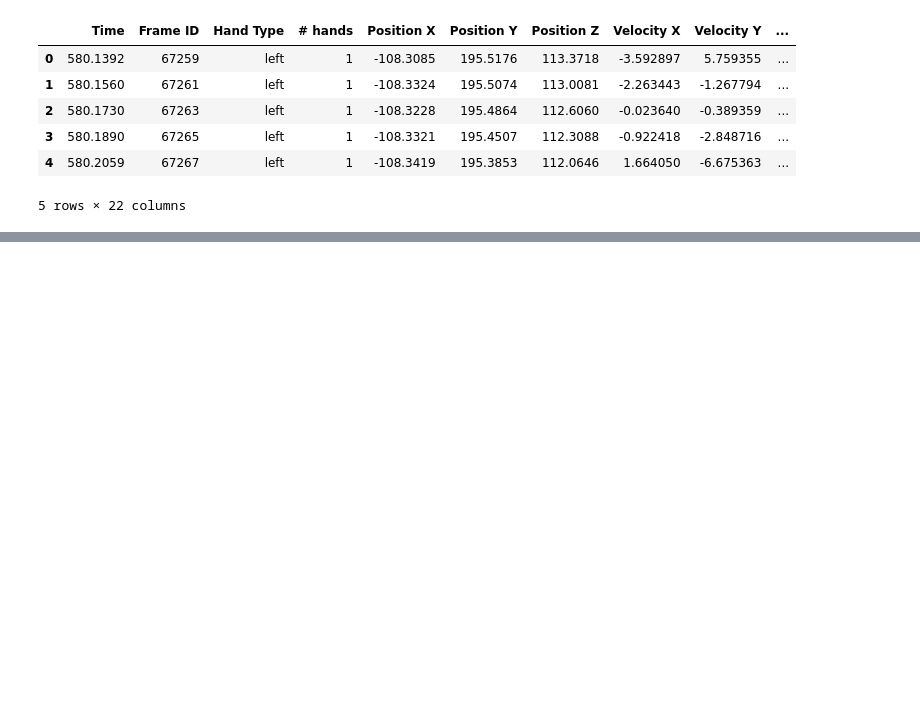
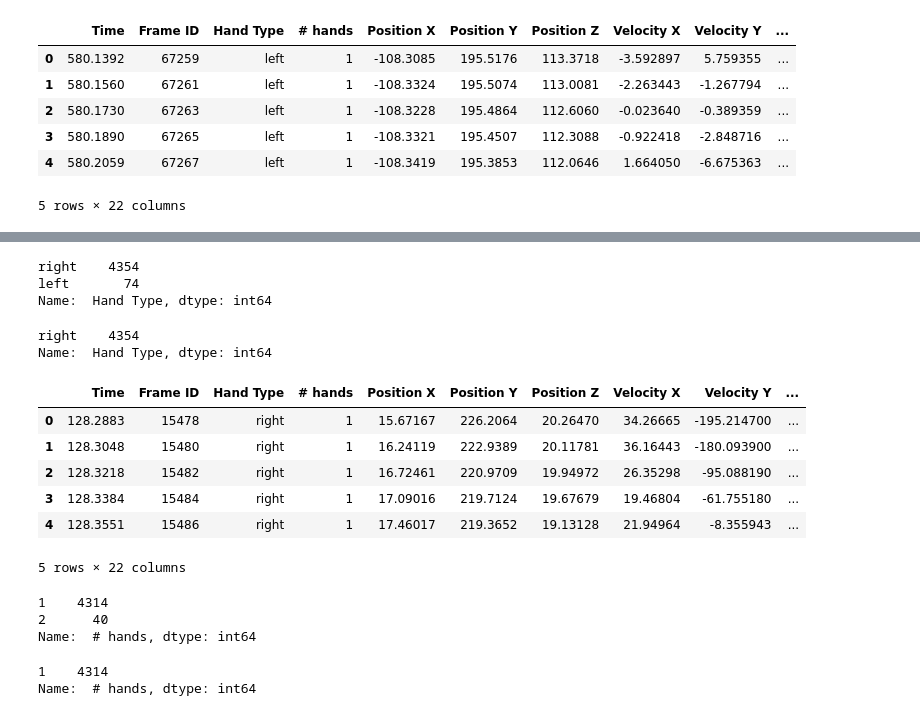
Before and after one commit to GalKoaz/Data-visualization, a Jupyter notebook: Hands.ipynb, the cells around one changed output, grey strips where cells are left out. Saved outputs shown, nothing was run; the diff lists cells and outputs as text; code cells hidden in the pictures; blank space fills up the shorter version.

```diff
--- a/Hands.ipynb
+++ b/Hands.ipynb
@@ -68,0 +104,2 @@ Alone.head()
+# %%
+HandRight.dropna(inplace = True)
@@ -68,0 +126,31 @@ Alone.head()
+# %%
+HandRight[' Hand Type'].value_counts()
+# %% [output]
+right    4354
+left       74
+Name:  Hand Type, dtype: int64
+# %%
+i = HandRight[(HandRight[' Hand Type'] == 'left')].index
+# %%
+HandRight.drop(i, inplace = True)
+# %%
+HandRight[' Hand Type'].value_counts()
+# %% [output]
+right    4354
+Name:  Hand Type, dtype: int64
+# %%
+HandRight.head()
+# %% [output]
+|  | Time | Frame ID | Hand Type | # hands | Position X | Position Y | Position Z | Velocity X | Velocity Y | ... |
+| 0 | 128.2883 | 15478 | right | 1 | 15.67167 | 226.2064 | 20.26470 | 34.26665 | -195.214700 | ... |
+| 1 | 128.3048 | 15480 | right | 1 | 16.24119 | 222.9389 | 20.11781 | 36.16443 | -180.093900 | ... |
+| 2 | 128.3218 | 15482 | right | 1 | 16.72461 | 220.9709 | 19.94972 | 26.35298 | -95.088190 | ... |
+| 3 | 128.3384 | 15484 | right | 1 | 17.09016 | 219.7124 | 19.67679 | 19.46804 | -61.755180 | ... |
+| 4 | 128.3551 | 15486 | right | 1 | 17.46017 | 219.3652 | 19.13128 | 21.94964 | -8.355943 | ... |
+5 rows × 22 columns
+# %%
+HandRight[' # hands'].value_counts()
+# %% [output]
+1    4314
+2      40
+Name:  # hands, dtype: int64
@@ -68,0 +161,5 @@ Alone.head()
+# %%
+HandRight[' # hands'].value_counts()
+# %% [output]
+1    4314
+Name:  # hands, dtype: int64
```
Also changed, not shown: parts of 28 cells of this notebook.
